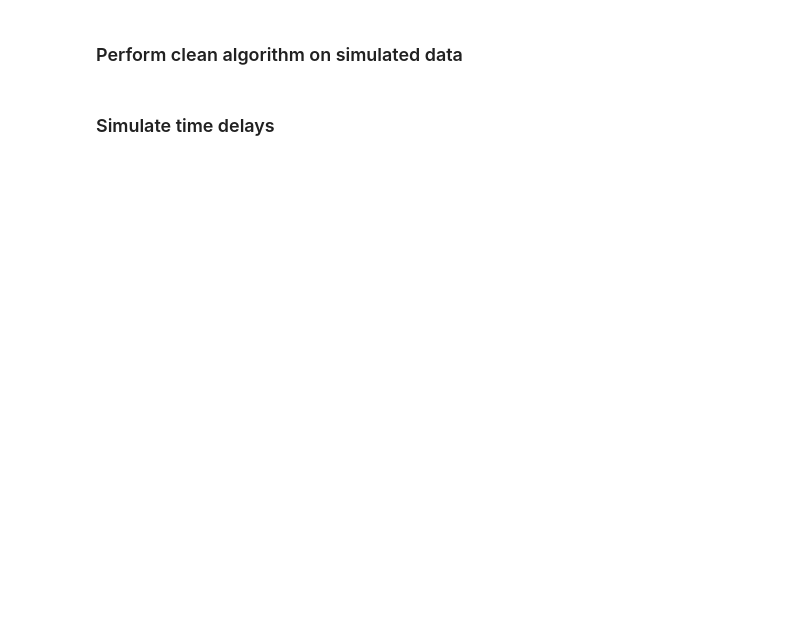
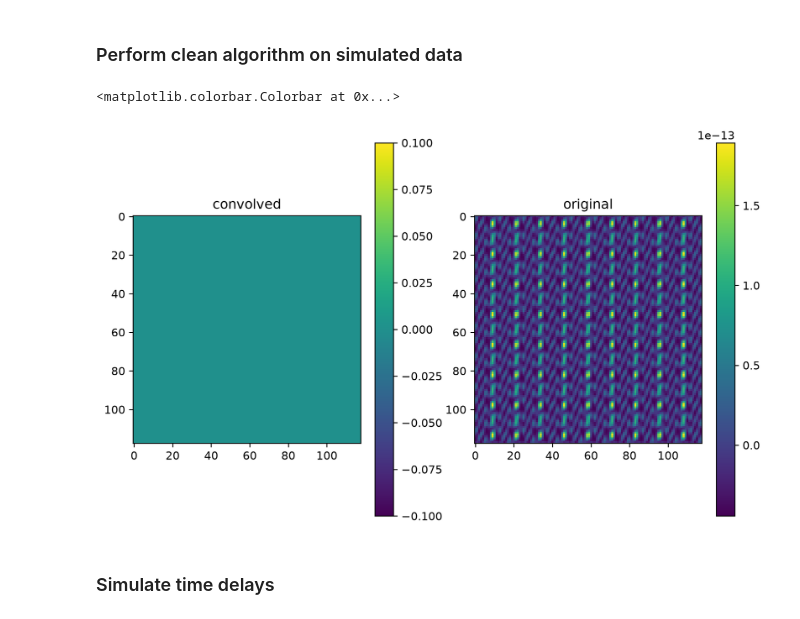
Before and after one commit to Yang-Taotao/strw-ra-interferometer, a Jupyter notebook: int_design.ipynb, the cells around one changed output. Cells and saved outputs as stored; diff of their text form; code cells hidden in the pictures; blank space fills up the shorter version.

```diff
--- a/int_design.ipynb
+++ b/int_design.ipynb
@@ -271,12 +399,12 @@ Number of pixels should be 8
 # %%
-psf, psf_extent = make_image(np.ones_like(acm), num_pix, uv, f)
+psf, psf_extent = make_image(np.ones_like(acm[obs_num, :, :]), num_pix, uv[obs_num, :, :, :], f)
 
 # Plot image
 fig, ax = plt.subplots(figsize=(5, 5))
 
 im_psf = ax.imshow(psf, extent=psf_extent, origin='lower')
 
-ax.set_title(f"Simulated image at {f.to(u.MHz):.3f}")
+ax.set_title(f"Simulated PSF at {f.to(u.MHz):.3f}")
 ax.set_xlabel("pixel x")
 ax.set_ylabel("pixel y")
 
@@ -291,3 +484,35 @@ plt.show()
+# %%
+max_strength = max(img.reshape(num_pix**2)) # starting maximum value of the image
+max_allowed = 0.5*1e6 # set this to the maximum you want the cleaner to go to
+new_image = img.copy()
+model_image = np.zeros_like(img)
+start = max_allowed-max_strength
+
+gamma = 0.5 # set this to the needed gamma parameter for cleaning
+
+while max_strength>max_allowed: # cleaning loop runs until the brightest point in the image is less bright than the set max_allowed
+    info = subtraction(new_image, psf, gamma, model_image, max_allowed, start)
+    new_image = info["new_pic"]
+    max_strength = info["max_value"]
+    model_image = info["model_image"]
+# %%
+params = fitgaussian(psf)
+fit = gaussian(*params)
+clean_beam = fit(*np.indices(psf.shape))
+
+convolved_image = scipy.signal.fftconvolve(model_image, clean_beam, mode = "same")
+
+fig, (ax_xx, ax_yy) = hdfig((1,2), figsize=(10,6))
+mp_xx = ax_xx.imshow(convolved_image)
+ax_xx.set_title("convolved")
+mp_yy = ax_yy.imshow(img)
+ax_yy.set_title("original")
+
+fig.colorbar(mp_xx, ax=ax_xx)
+fig.colorbar(mp_yy, ax=ax_yy)
+# %% [output]
+<matplotlib.colorbar.Colorbar at 0x...>
+[figure, added]
 # %% [markdown]
 ### Simulate time delays
 # %%
```
Also changed, not shown: parts of 33 cells of this notebook.
